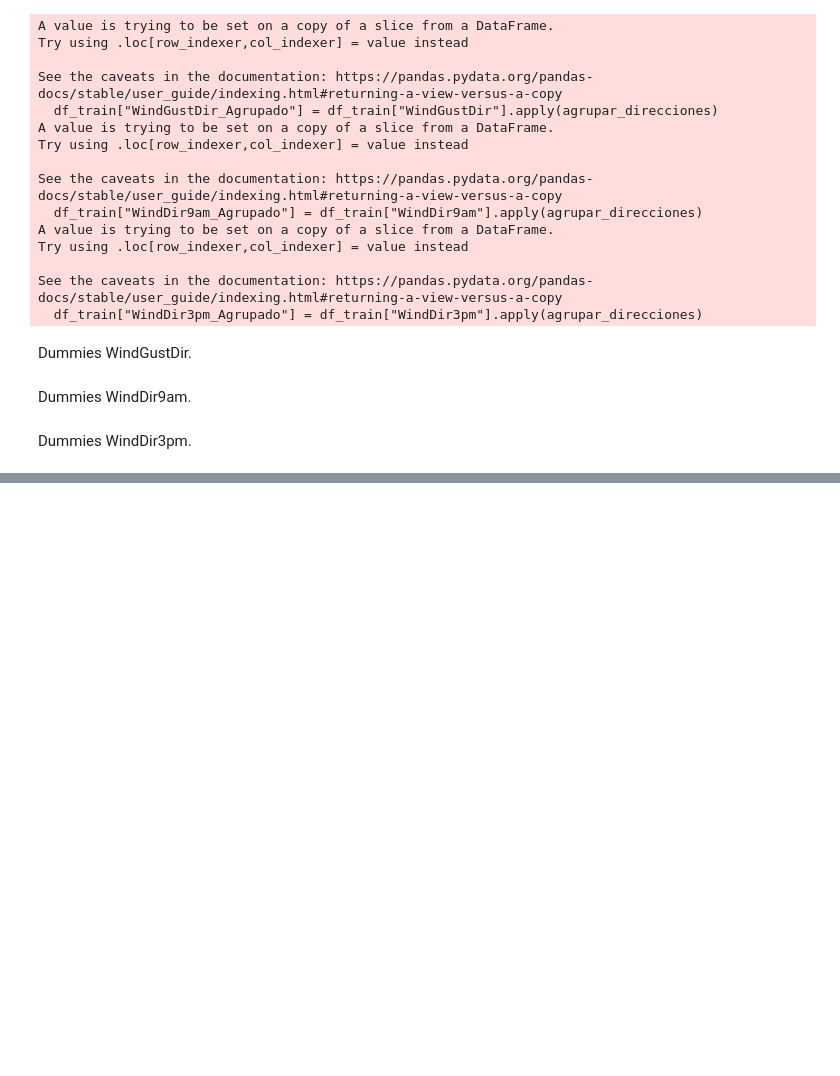
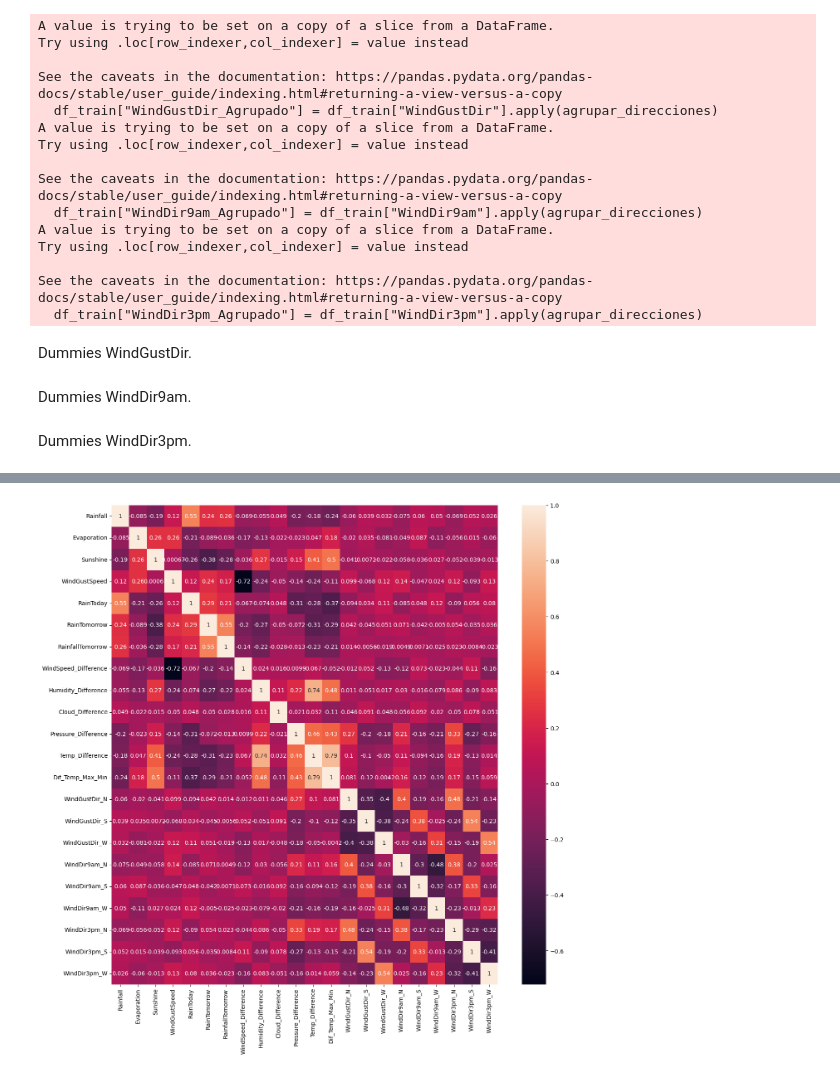
Before and after one commit to franciscoryb1/AA1-TUIA-RodriguezYBarros, a Jupyter notebook: tp.ipynb, the cells around one changed output, grey strips where cells are left out. Saved outputs shown, nothing was run; the diff lists cells and outputs as text; code cells hidden in the pictures; blank space fills up the shorter version.

```diff
--- a/tp.ipynb
+++ b/tp.ipynb
@@ -949,0 +987,9 @@ Index(['Date', 'Rainfall', 'Evaporation', 'Sunshine', 'WindGustSpeed',
+# %%
+plt.figure(figsize=(15, 15))
+sns.heatmap(
+    df_train.corr(),
+    annot=True,
+)
+plt.show()
+# %% [output]
+[figure, added]
```
Also changed, not shown: parts of 16 cells of this notebook.
